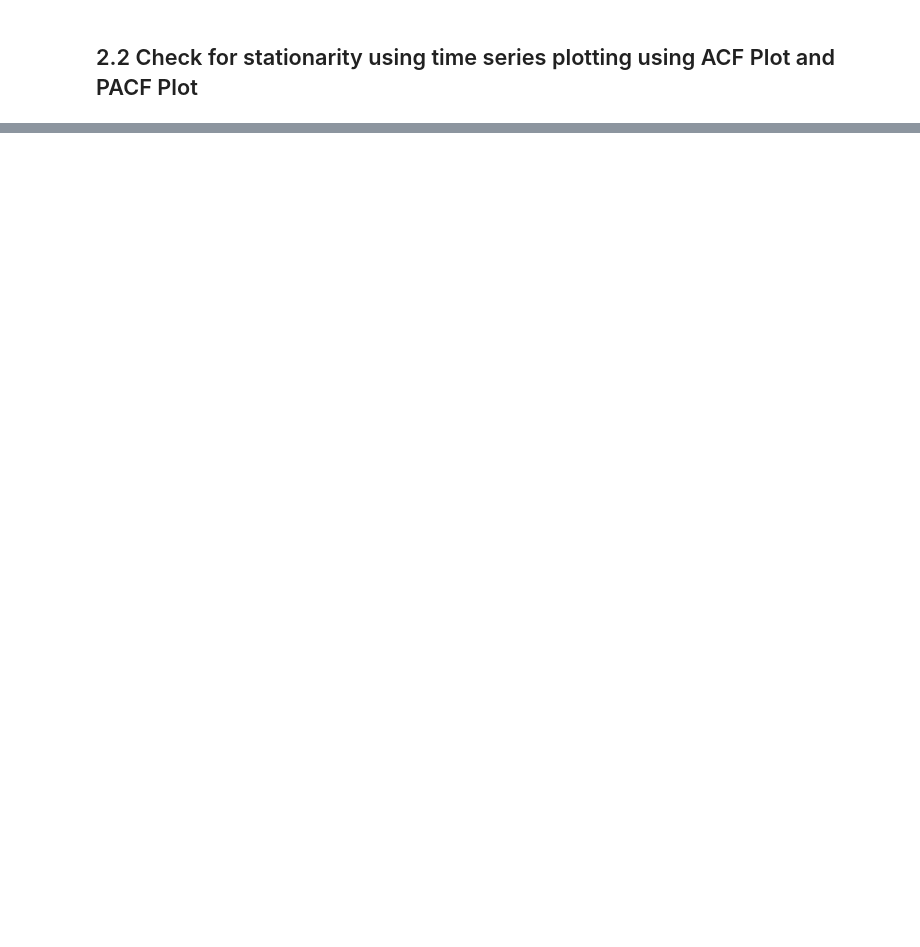
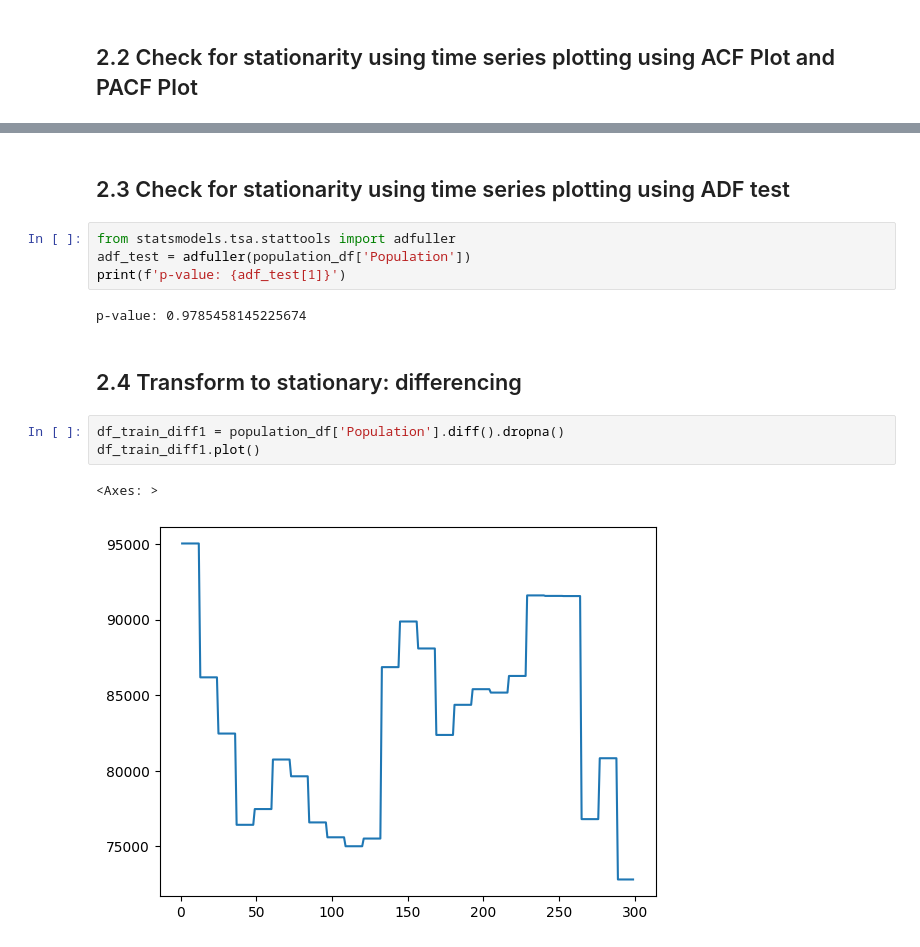
Before and after one commit to phatdtvdvt/Electricity-generation-predictor, a Jupyter notebook: [Part 3] Predicting_Exogenous_Variable_Using_ARIMA_SARIMA.ipynb, the cells around one changed output, grey strips where cells are left out. Saved outputs shown, nothing was run; the diff lists cells and outputs as text; blank space fills up the shorter version.

```diff
--- a/[Part 3] Predicting_Exogenous_Variable_Using_ARIMA_SARIMA.ipynb
+++ b/[Part 3] Predicting_Exogenous_Variable_Using_ARIMA_SARIMA.ipynb
@@ -94,0 +92,16 @@ ValueError: x is required to have ndim 1 but has ndim 2
+# %% [markdown]
+## 2.3 Check for stationarity using time series plotting using ADF test
+# %%
+from statsmodels.tsa.stattools import adfuller
+adf_test = adfuller(population_df['Population'])
+print(f'p-value: {adf_test[1]}')
+# %% [output]
+p-value: 0.9785458145225674
+# %% [markdown]
+## 2.4 Transform to stationary: differencing
+# %%
+df_train_diff1 = population_df['Population'].diff().dropna()
+df_train_diff1.plot()
+# %% [output]
+<Axes: >
+[figure, added]
```
Also changed, not shown: parts of 8 cells of this notebook, 15 other files.
